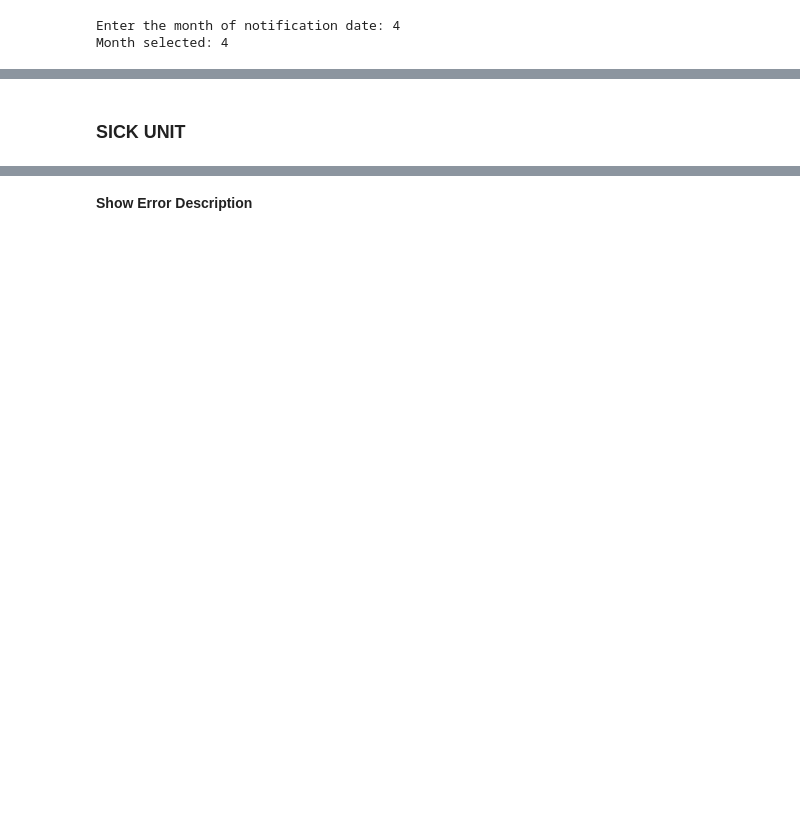
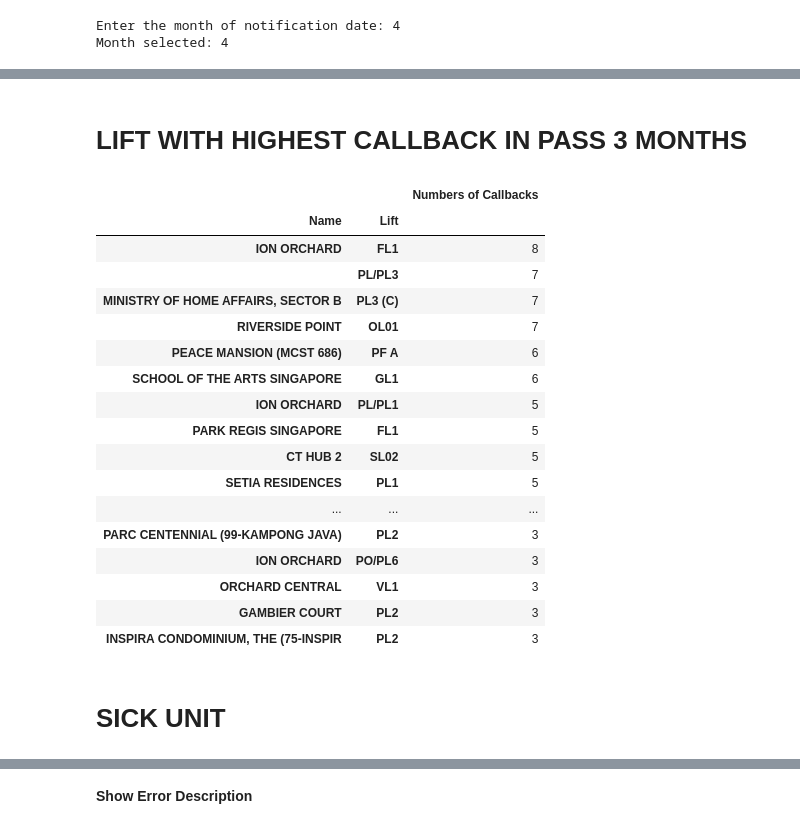
Before and after one commit to melvinps/Data-Analysis-Schindler-Lift-Singapore, a Jupyter notebook: Callback_Analysis.ipynb, the cells around one changed output, grey strips where cells are left out. Drawn from its saved outputs; the diff is of its cells as text; code cells hidden in the pictures; blank space fills up the shorter version.

```diff
--- a/Callback_Analysis.ipynb
+++ b/Callback_Analysis.ipynb
@@ -49,5 +112,30 @@ df_route_date = df_route.loc[df_route['Notification date'].dt.month == int(m)]
+# %% [markdown]
+# **LIFT WITH HIGHEST CALLBACK IN PASS 3 MONTHS**
+# %%
+top_lift = df_route_pass_month.drop(['Notification date','Location','Long Text Description'], axis=1)
+top_lift.rename({'Description': 'Numbers of Callbacks', 'Description of technical object':'Lift'}, axis=1, inplace=True)
+top_lift.groupby(['Name','Lift']).count().sort_values(by=['Numbers of Callbacks'], ascending= False)[0:20]
+# %% [output]
+|  |  | Numbers of Callbacks |
+| Name | Lift |  |
+| ION ORCHARD | FL1 | 8 |
+|  | PL/PL3 | 7 |
+| MINISTRY OF HOME AFFAIRS, SECTOR B | PL3 (C) | 7 |
+| RIVERSIDE POINT | OL01 | 7 |
+| PEACE MANSION (MCST 686) | PF A | 6 |
+| SCHOOL OF THE ARTS SINGAPORE | GL1 | 6 |
+| ION ORCHARD | PL/PL1 | 5 |
+| PARK REGIS SINGAPORE | FL1 | 5 |
+| CT HUB 2 | SL02 | 5 |
+| SETIA RESIDENCES | PL1 | 5 |
+| ... | ... | ... |
+| PARC CENTENNIAL (99-KAMPONG JAVA) | PL2 | 3 |
+| ION ORCHARD | PO/PL6 | 3 |
+| ORCHARD CENTRAL | VL1 | 3 |
+| GAMBIER COURT | PL2 | 3 |
+| INSPIRA CONDOMINIUM, THE (75-INSPIR | PL2 | 3 |
 # %% [markdown]
-### **SICK UNIT**
+# **SICK UNIT**
 # %%
 if route == '808':
   df_sick = df
```
Also changed, not shown: parts of 14 cells of this notebook.
